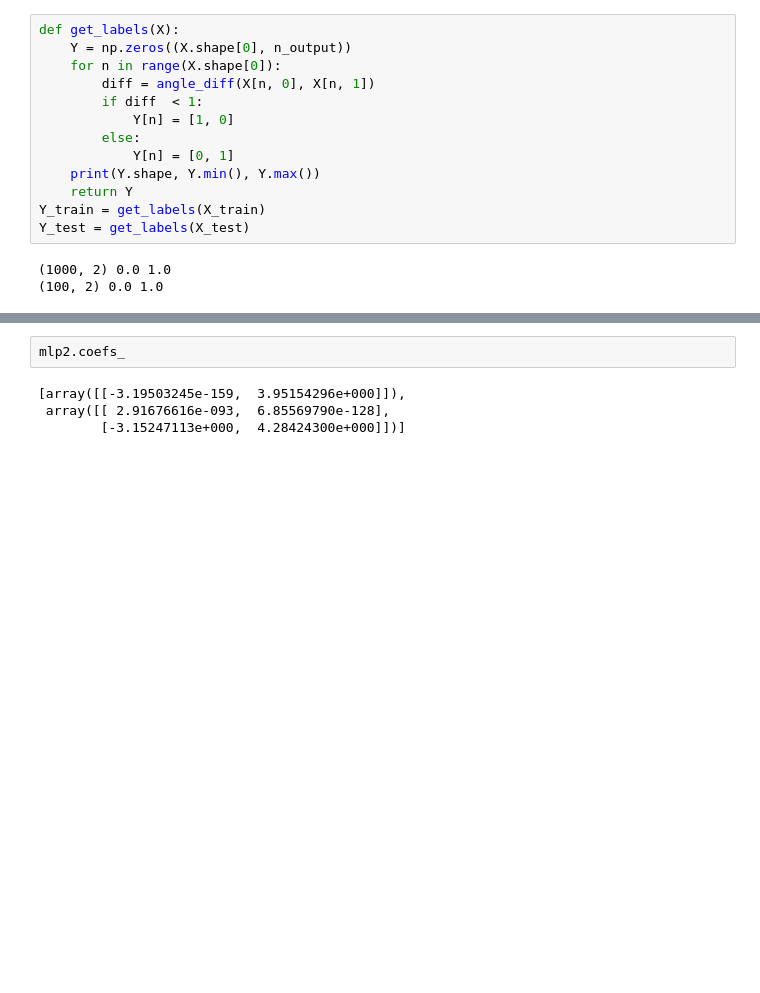
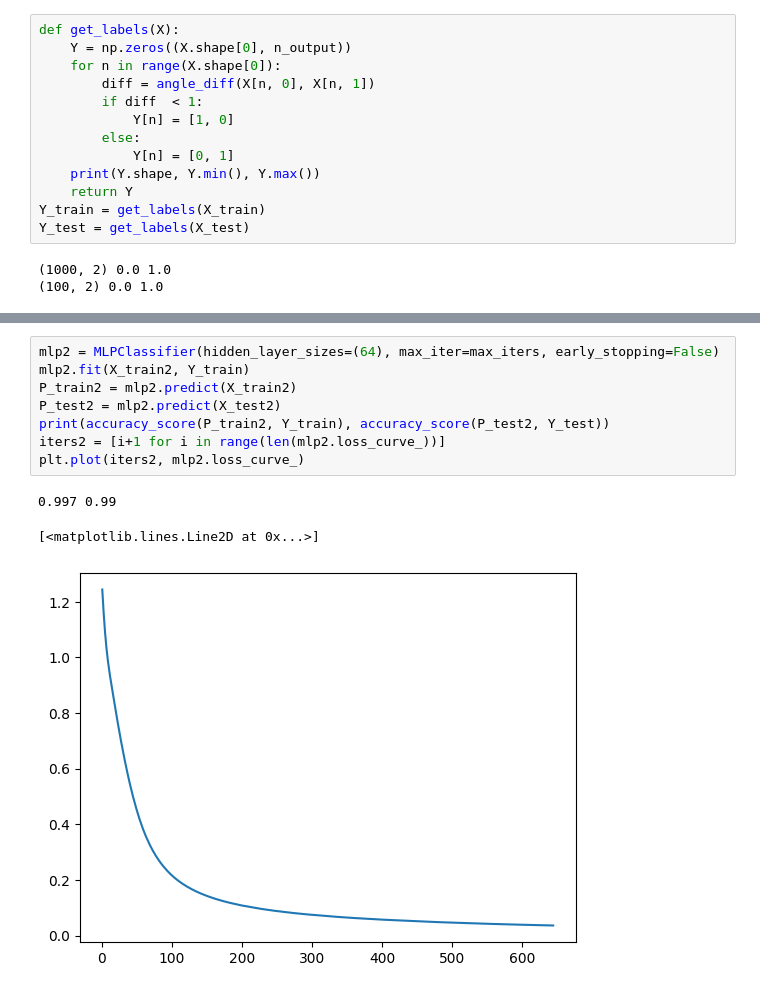
Before and after one commit to WreckItTim/rl_drone, a Jupyter notebook: Utility_Notebook.ipynb, the cells around one changed output, grey strips where cells are left out. Drawn from its saved outputs; the diff is of its cells as text; blank space fills up the shorter version.

```diff
--- a/Utility_Notebook.ipynb
+++ b/Utility_Notebook.ipynb
@@ -124,6 +124,12 @@ plt.plot(iters2, mlp2.loss_curve_)
 # %%
-mlp2.coefs_
+mlp2 = MLPClassifier(hidden_layer_sizes=(64), max_iter=max_iters, early_stopping=False)
+mlp2.fit(X_train2, Y_train)
+P_train2 = mlp2.predict(X_train2)
+P_test2 = mlp2.predict(X_test2)
+print(accuracy_score(P_train2, Y_train), accuracy_score(P_test2, Y_test))
+iters2 = [i+1 for i in range(len(mlp2.loss_curve_))]
+plt.plot(iters2, mlp2.loss_curve_)
 # %% [output]
-[array([[-3.19503245e-159,  3.95154296e+000]]),
- array([[ 2.91676616e-093,  6.85569790e-128],
-        [-3.15247113e+000,  4.28424300e+000]])]
+0.997 0.99
+[<matplotlib.lines.Line2D at 0x...>]
+[figure, added]
```
Also changed, not shown: parts of 5 cells of this notebook, 7 other files.
